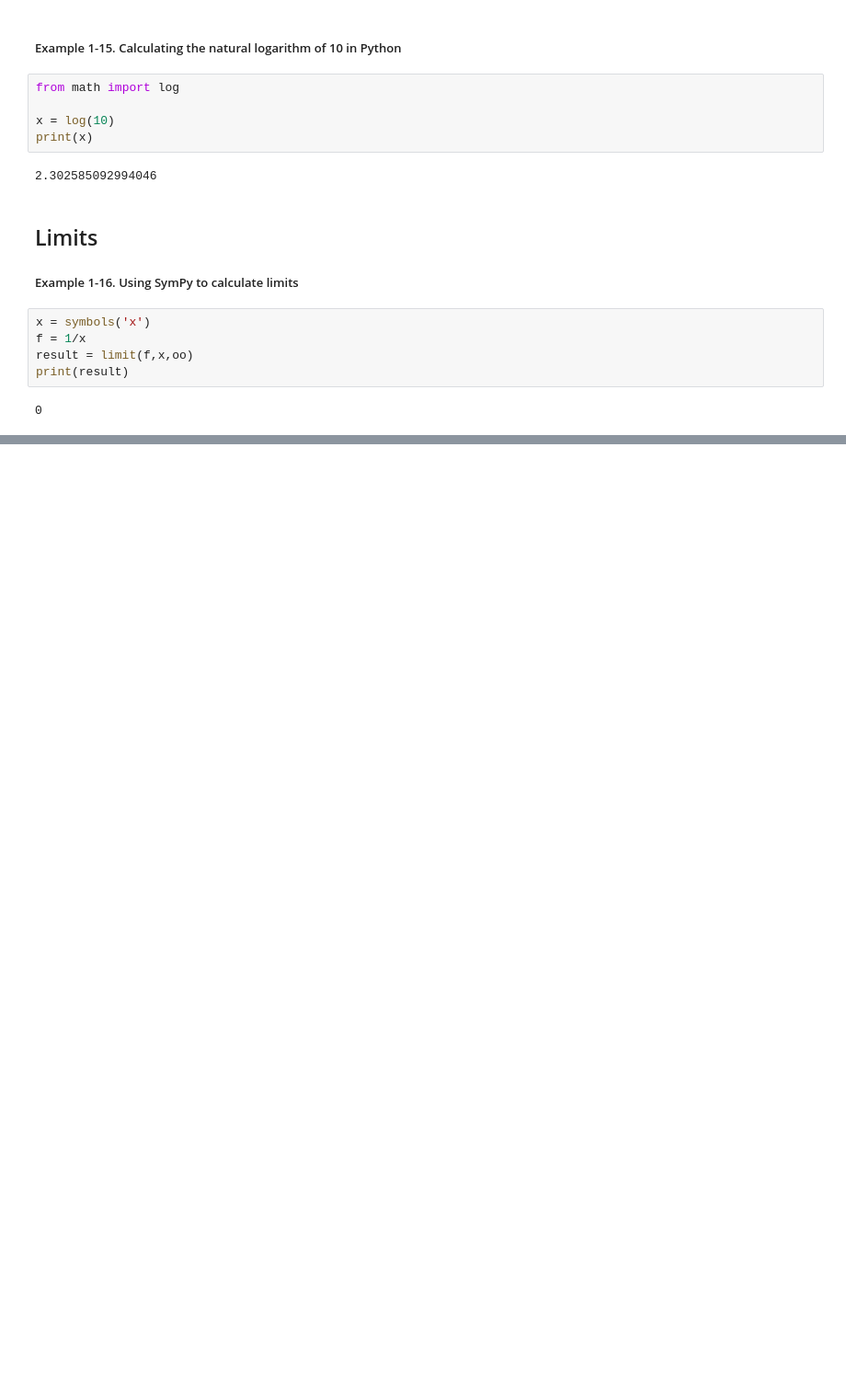
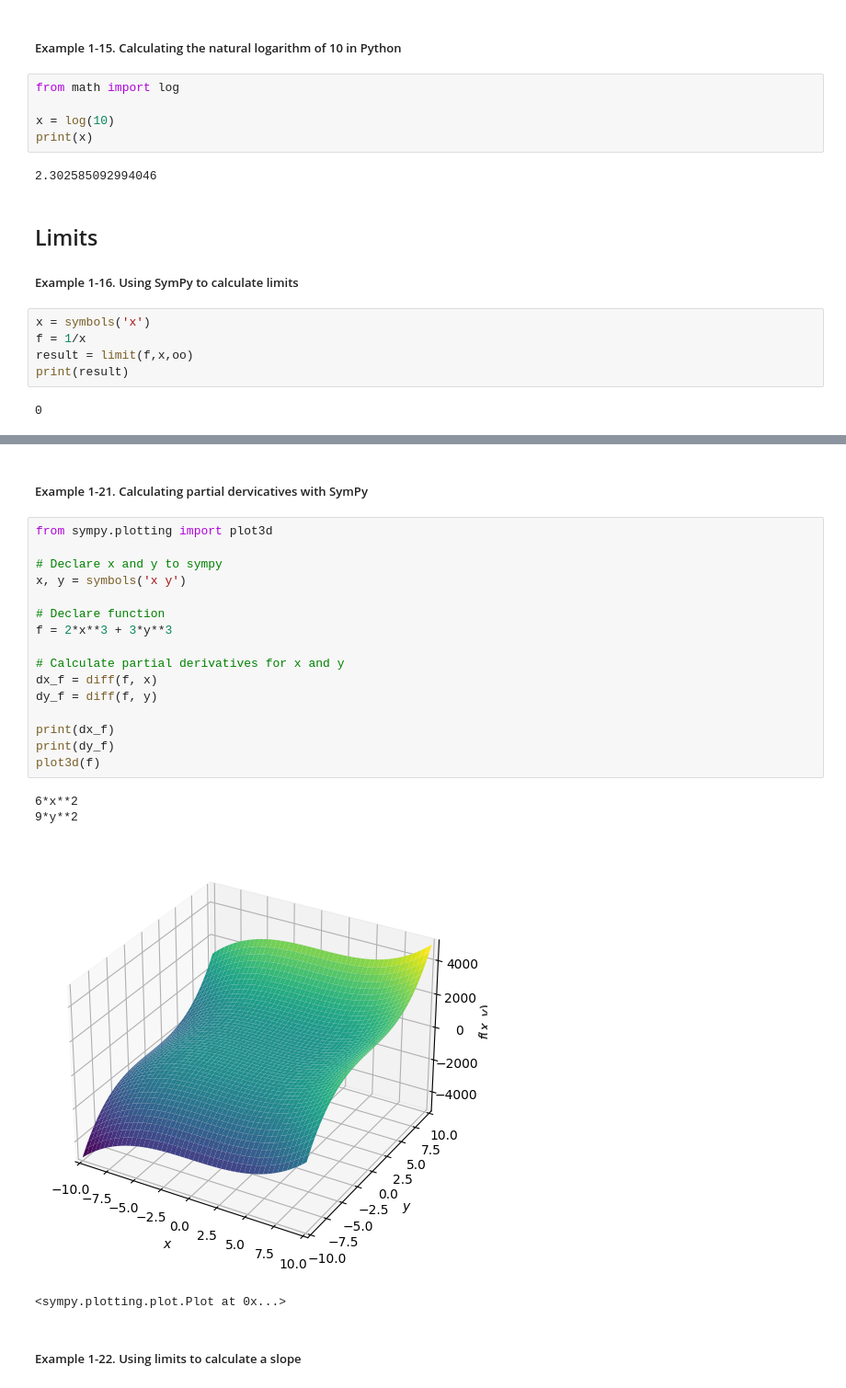
Before and after one commit to rahulkfernandes/Essential-Math-for-DS, a Jupyter notebook: Chapter1-Basic_Math_and_Calculus_Review.ipynb, the cells around one changed output, grey strips where cells are left out. Shown at 92% size. Drawn from its saved outputs; the diff is of its cells as text; blank space fills up the shorter version.

```diff
--- a/Chapter1-Basic_Math_and_Calculus_Review.ipynb
+++ b/Chapter1-Basic_Math_and_Calculus_Review.ipynb
@@ -157,0 +215,25 @@ print(result)
+# %% [markdown]
+##### Example 1-21. Calculating partial dervicatives with SymPy
+# %%
+from sympy.plotting import plot3d
+
+# Declare x and y to sympy
+x, y = symbols('x y')
+
+# Declare function
+f = 2*x**3 + 3*y**3
+
+# Calculate partial derivatives for x and y
+dx_f = diff(f, x)
+dy_f = diff(f, y)
+
+print(dx_f)
+print(dy_f)
+plot3d(f)
+# %% [output]
+6*x**2
+9*y**2
+[figure, added]
+<sympy.plotting.plot.Plot at 0x...>
+# %% [markdown]
+##### Example 1-22. Using limits to calculate a slope
```
Also changed, not shown: parts of 33 cells of this notebook, 1 other file.
